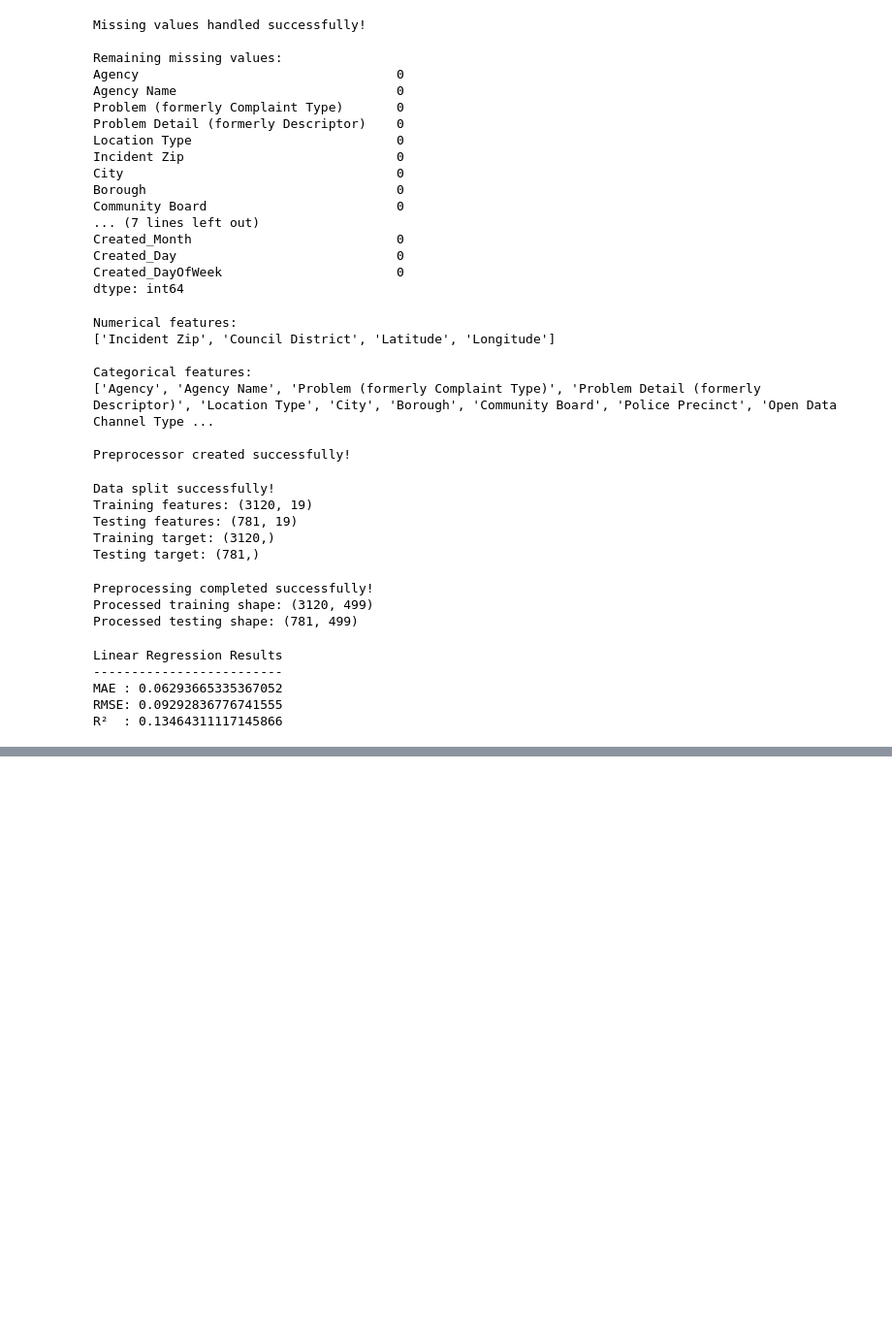
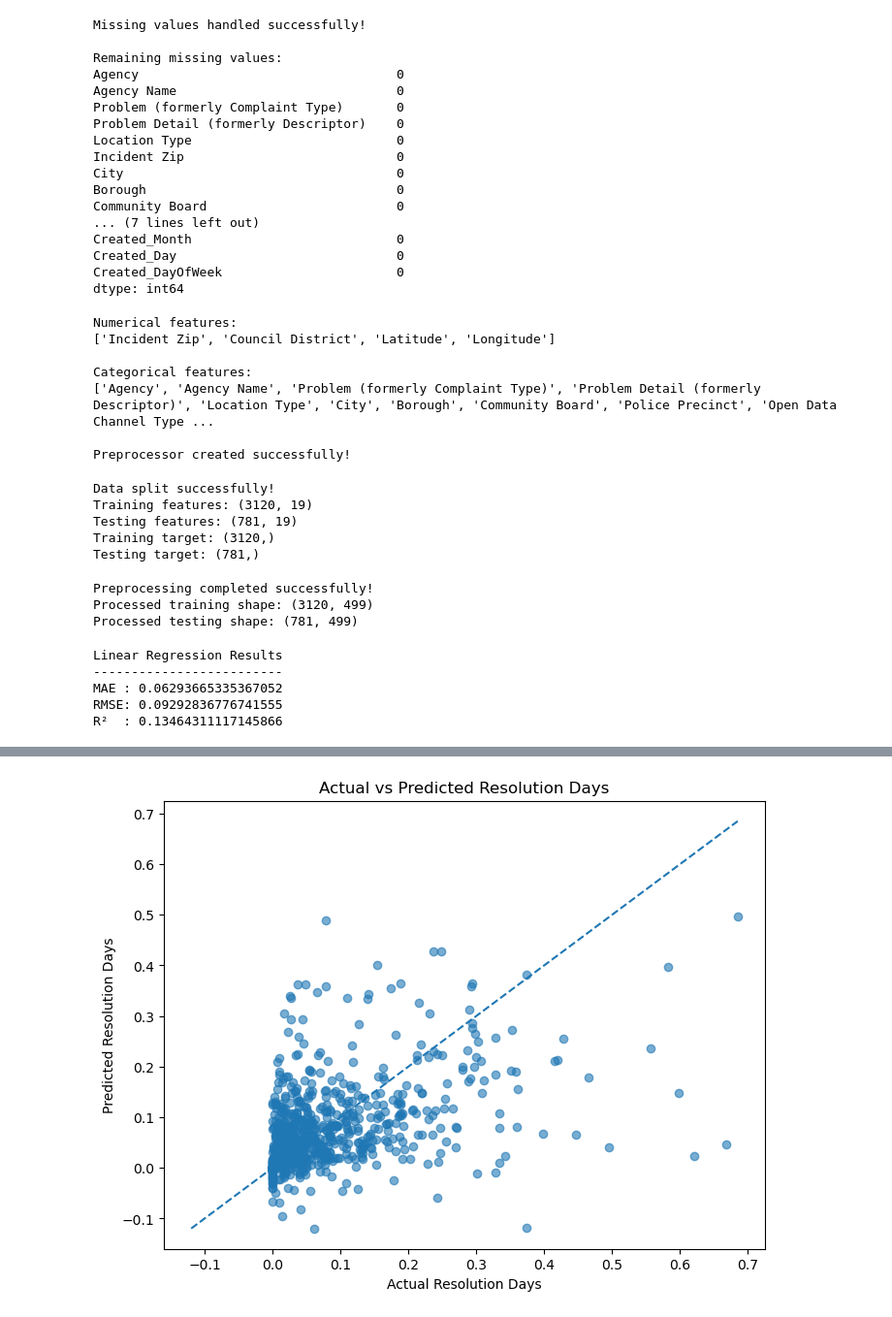
Before and after one commit to kumarpriyanshu1022006-droid/Urban-Service-Resolution-Intelligence-Platform, a Jupyter notebook: Urban_Resolution_Platform.ipynb, the cells around one changed output, grey strips where cells are left out. Shown at 97% size. Saved outputs shown, nothing was run; the diff lists cells and outputs as text; code cells hidden in the pictures; blank space fills up the shorter version.

Commit message:
feat(ml): add regression models and prediction analysis

```diff
--- a/Urban_Resolution_Platform.ipynb
+++ b/Urban_Resolution_Platform.ipynb
@@ -480,3 +480,20 @@ Linear Regression Results
 MAE : 0.06293665335367052
 RMSE: 0.09292836776741555
 R²  : 0.13464311117145866
+# %%
+# Step 10: Polynomial Regression
+# This helps the model learn non-linear relationships
+
+from sklearn.preprocessing import PolynomialFeatures
+from sklearn.linear_model import Ridge
+
+# Create polynomial features
+poly = PolynomialFeatures(degree=2, include_bias=False)
+
+# Transform training and testing data
+X_train_poly = poly.fit_transform(X_train_processed)
+X_test_poly = poly.transform(X_test_processed)
+
+print("Polynomial features created successfully!")
+print("Training shape:", X_train_poly.shape)
+print("Testing shape:", X_test_poly.shape)
@@ -482,0 +538,55 @@ R²  : 0.13464311117145866
+# %%
+# Step 12: Evaluate and visualize Polynomial Ridge predictions
+
+import matplotlib.pyplot as plt
+
+# Create comparison DataFrame
+comparison = pd.DataFrame({
+    "Actual Resolution Days": y_test.values,
+    "Predicted Resolution Days": y_pred_poly
+})
+
+print("Actual vs Predicted:")
+print(comparison.head(10))
+
+# Calculate prediction errors
+comparison["Error"] = (
+    comparison["Actual Resolution Days"]
+    - comparison["Predicted Resolution Days"]
+)
+
+print("\nPrediction Error Statistics:")
+print(comparison["Error"].describe())
+
+# Plot Actual vs Predicted values
+plt.figure(figsize=(8, 6))
+
+plt.scatter(
+    comparison["Actual Resolution Days"],
+    comparison["Predicted Resolution Days"],
+    alpha=0.6
+)
+
+plt.xlabel("Actual Resolution Days")
+plt.ylabel("Predicted Resolution Days")
+plt.title("Actual vs Predicted Resolution Days")
+
+# Perfect prediction reference line
+min_value = min(
+    comparison["Actual Resolution Days"].min(),
+    comparison["Predicted Resolution Days"].min()
+)
+
+max_value = max(
+    comparison["Actual Resolution Days"].max(),
+    comparison["Predicted Resolution Days"].max()
+)
+
+plt.plot(
+    [min_value, max_value],
+    [min_value, max_value],
+    linestyle="--"
+)
+
+plt.show()
+# %% [output]
@@ -482,0 +610 @@ R²  : 0.13464311117145866
+[figure, added]
```
Also changed, not shown: parts of 3 cells of this notebook.
